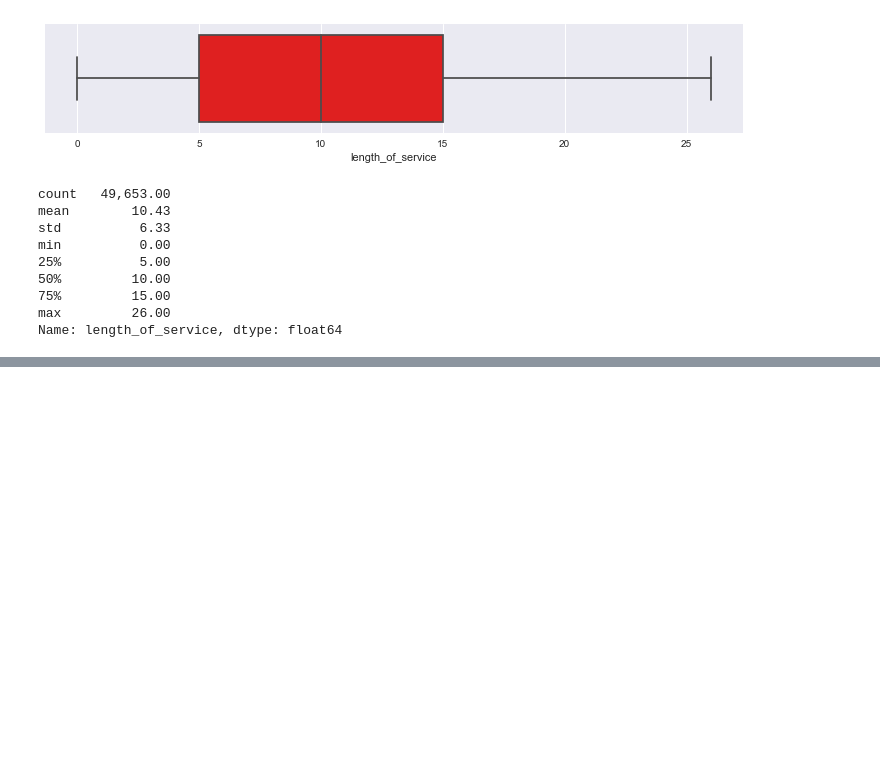
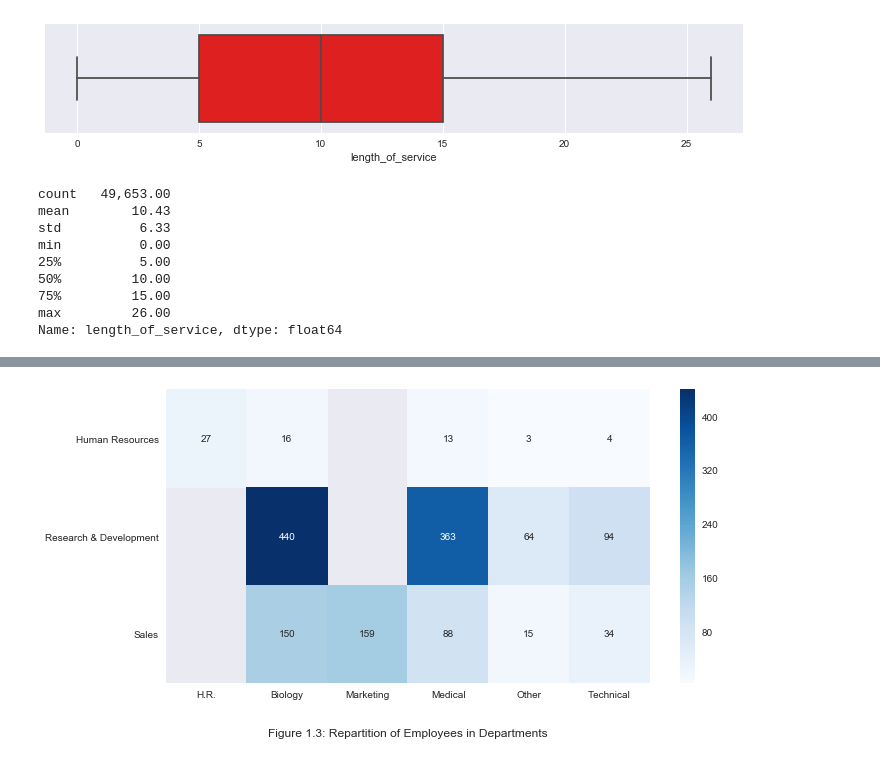
Before and after one commit to MarcusWiilo/hr-analytics, a Jupyter notebook: hr-analytics.ipynb, the cells around one changed output, grey strips where cells are left out. Drawn from its saved outputs; the diff is of its cells as text; code cells hidden in the pictures; blank space fills up the shorter version.

```diff
--- a/hr-analytics.ipynb
+++ b/hr-analytics.ipynb
@@ -966,0 +1035,11 @@ Name: length_of_service, dtype: float64
+# %%
+dept_field = (data.pivot_table(data, index="Department", columns="EducationField", aggfunc='size'))
+plt.figure(figsize=(12,6))
+sns.heatmap(dept_field, annot=True, cmap="Blues", fmt=".0f")
+ax = plt.gca()
+study_fields = ["H.R.", "Biology", "Marketing", "Medical", "Other", "Technical"]; ax.set_xticklabels(study_fields)
+ax.set_xlabel(""); ax.set_ylabel("")
+plt.subplots_adjust(left=.2, bottom=.2)
+plt.title("Figure 1.3: Repartition of Employees in Departments", y=-.2);
+# %% [output]
+[figure, added]
```
Also changed, not shown: parts of 21 cells of this notebook, 1 other file.
